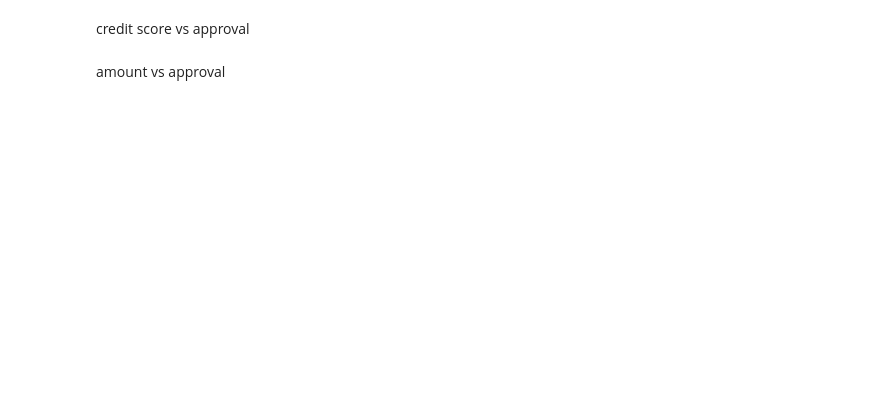
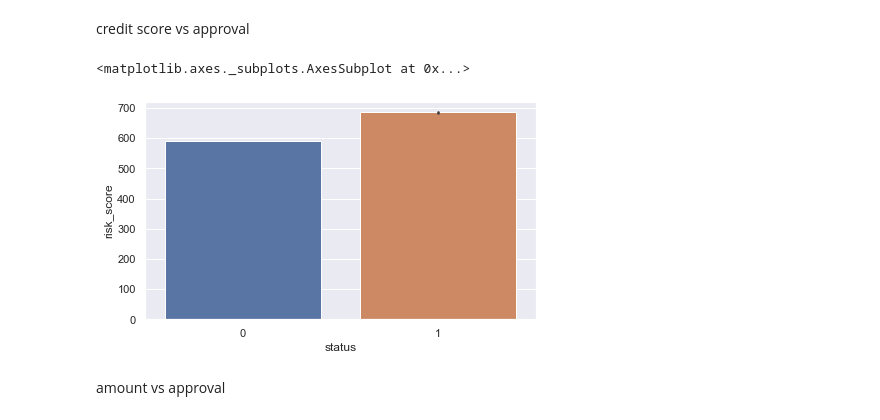
Before and after one commit to dynacao/lendingclub_ml, a Jupyter notebook: LC_EDA.ipynb, the cells around one changed output. Drawn from its saved outputs; the diff is of its cells as text; code cells hidden in the pictures; blank space fills up the shorter version.

```diff
--- a/LC_EDA.ipynb
+++ b/LC_EDA.ipynb
@@ -37,0 +57,3 @@ lc_eo2012.sample(5)
+# %%
+lc_eo2012 = lc_eo2012.sort_values(['year','state','length_of_emp'], ascending = [True, True, False]).\
+            reset_index().drop(['index'], axis = 1)
@@ -40,9 +79,11 @@ sns.lineplot(data = lc_eo2012, x = 'year', y = 'status', estimator = 'mean', ci
 # %% [markdown]
 credit score vs approval
-# %%
-sns.set(rc={'figure.figsize':(8, 5)})
 # %%
+sns.set(rc={'figure.figsize':(7, 4)})
 sns.barplot(data = lc_eo2012, x = 'status', y = 'risk_score', ci = 99)
+# %% [output]
+<matplotlib.axes._subplots.AxesSubplot at 0x...>
+[figure, added]
 # %% [markdown]
 amount vs approval
 # %%
```
Also changed, not shown: parts of 41 cells of this notebook.
